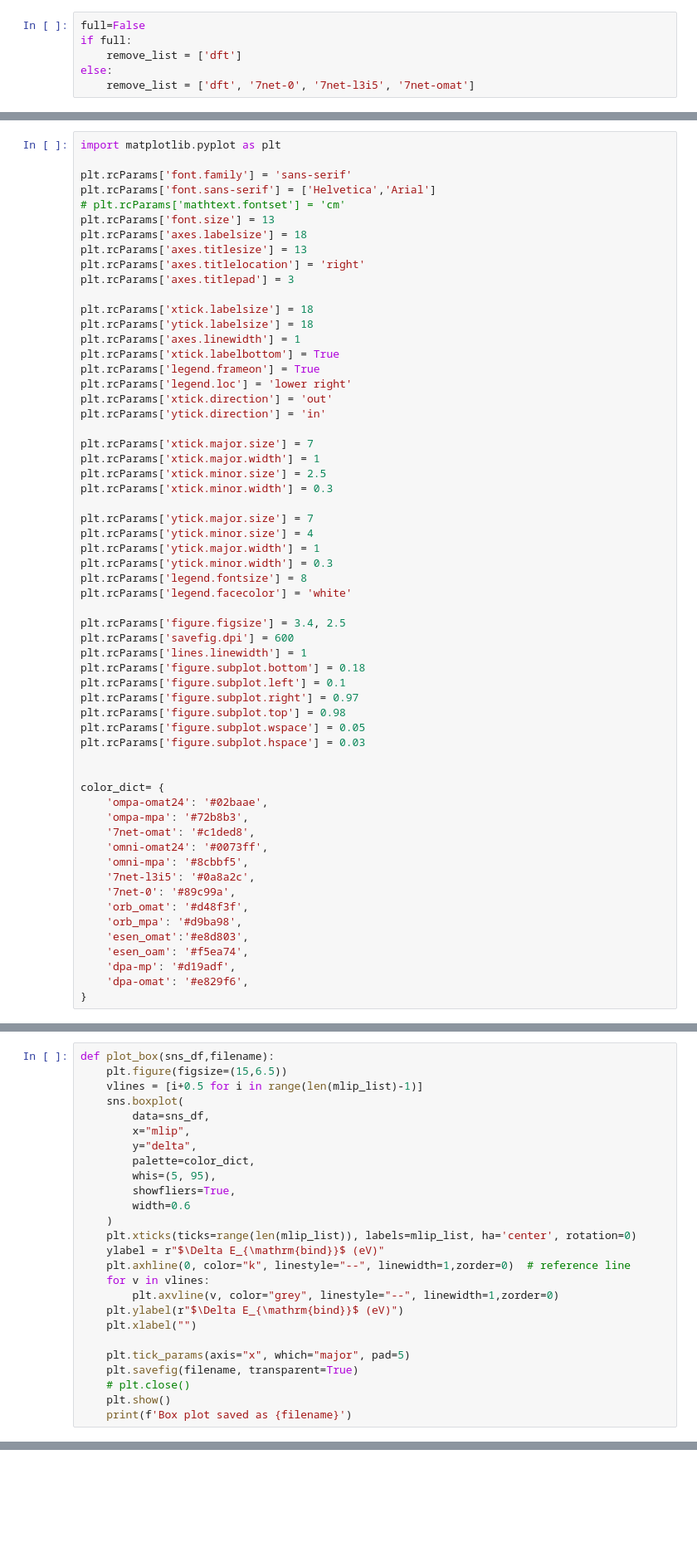
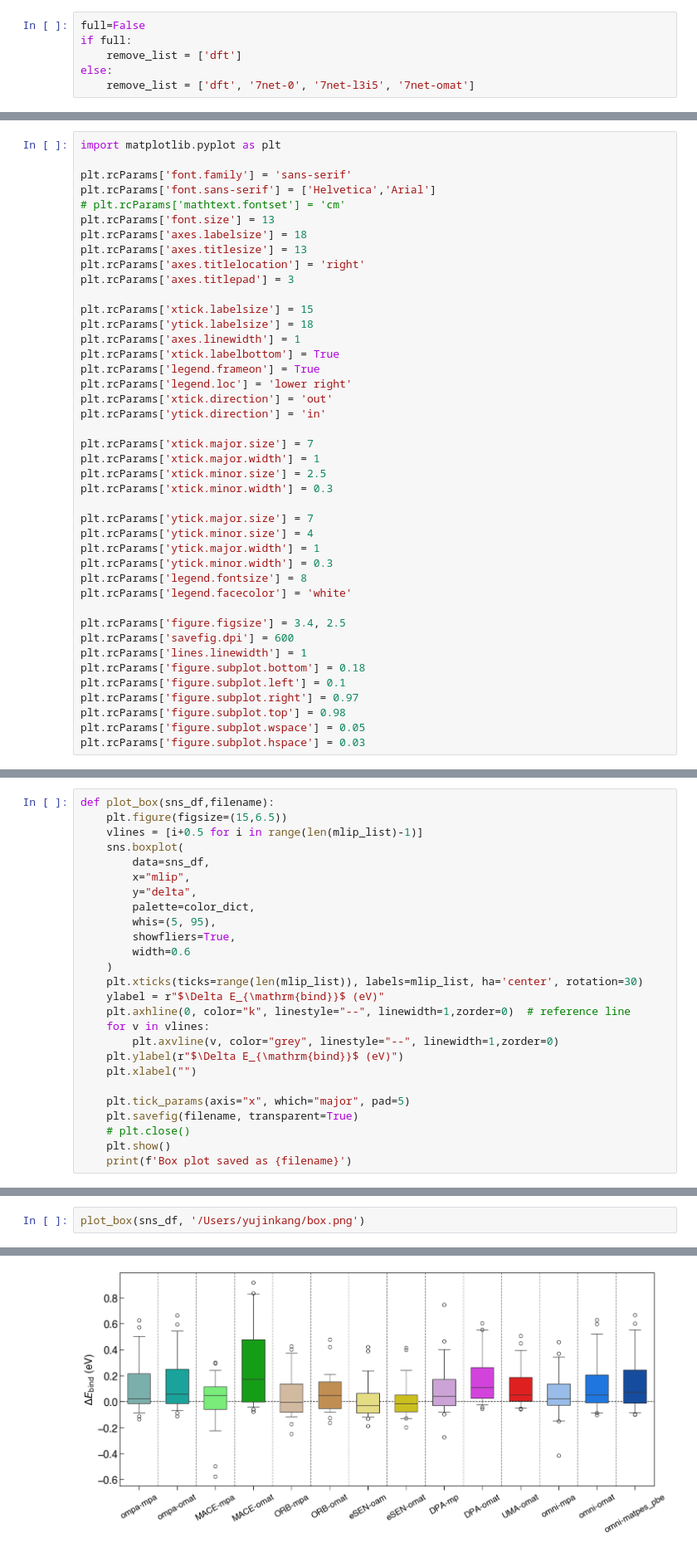
Before and after one commit to dnlf1ff/febench, a Jupyter notebook: data/test.ipynb, the cells around one changed output, grey strips where cells are left out. Shown: that part at 83% size. Saved outputs shown, nothing was run; the diff lists cells and outputs as text; blank space fills up the shorter version.

```diff
--- a/data/test.ipynb
+++ b/data/test.ipynb
@@ -69,7 +91,7 @@ plt.rcParams['axes.titlesize'] = 13
 plt.rcParams['axes.titlelocation'] = 'right'
 plt.rcParams['axes.titlepad'] = 3
 
-plt.rcParams['xtick.labelsize'] = 18
+plt.rcParams['xtick.labelsize'] = 15
 plt.rcParams['ytick.labelsize'] = 18
 plt.rcParams['axes.linewidth'] = 1
 plt.rcParams['xtick.labelbottom'] = True
@@ -99,20 +121,3 @@ plt.rcParams['figure.subplot.right'] = 0.97
 plt.rcParams['figure.subplot.top'] = 0.98
 plt.rcParams['figure.subplot.wspace'] = 0.05
 plt.rcParams['figure.subplot.hspace'] = 0.03
-
-
-color_dict= {
-    'ompa-omat24': '#02baae',
-    'ompa-mpa': '#72b8b3',
-    '7net-omat': '#c1ded8',
-    'omni-omat24': '#0073ff',
-    'omni-mpa': '#8cbbf5',
-    '7net-l3i5': '#0a8a2c',
-    '7net-0': '#89c99a',
-    'orb_omat': '#d48f3f',
-    'orb_mpa': '#d9ba98',
-    'esen_omat':'#e8d803',
-    'esen_oam': '#f5ea74',
-    'dpa-mp': '#d19adf',
-    'dpa-omat': '#e829f6',
-}
@@ -129,7 +162,7 @@ def plot_box(sns_df,filename):
         showfliers=True,
         width=0.6
     )
-    plt.xticks(ticks=range(len(mlip_list)), labels=mlip_list, ha='center', rotation=0)
+    plt.xticks(ticks=range(len(mlip_list)), labels=mlip_list, ha='center', rotation=30)
     ylabel = r"$\Delta E_{\mathrm{bind}}$ (eV)"
     plt.axhline(0, color="k", linestyle="--", linewidth=1,zorder=0)  # reference line
     for v in vlines:
@@ -176,0 +214,3 @@ Violin plot saved as 250901_violin.png
+# %%
+plot_box(sns_df, '/Users/yujinkang/box.png')
+# %% [output]
@@ -176,0 +220 @@ Violin plot saved as 250901_violin.png
+[figure, added]
```
Also changed, not shown: parts of 10 cells of this notebook, 14 other files.
